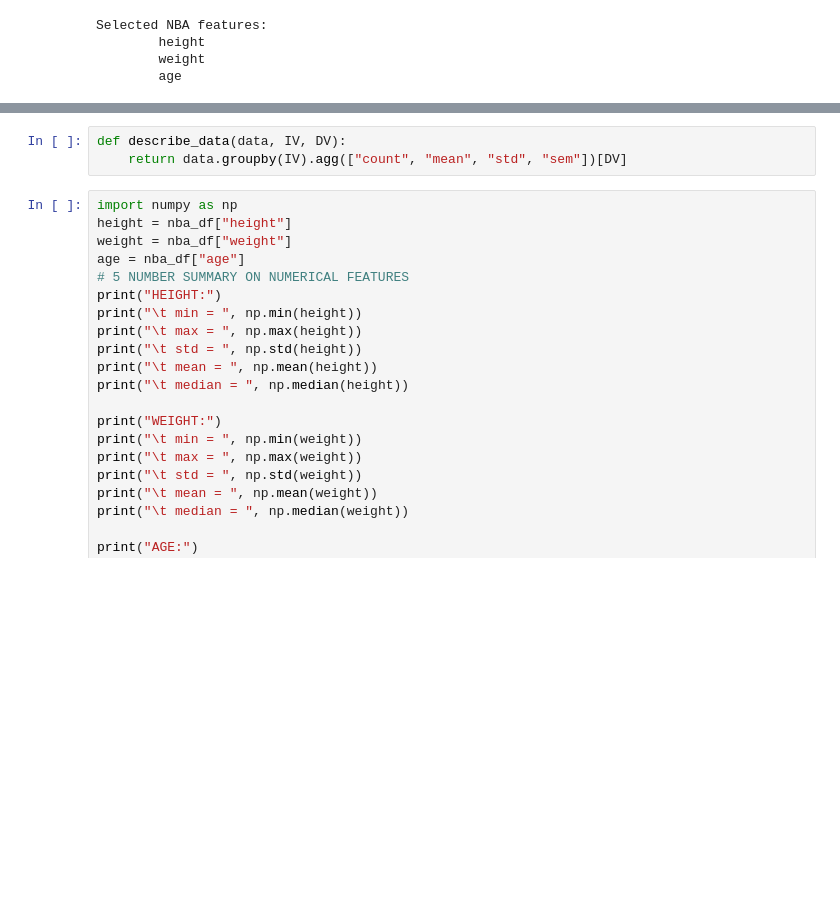
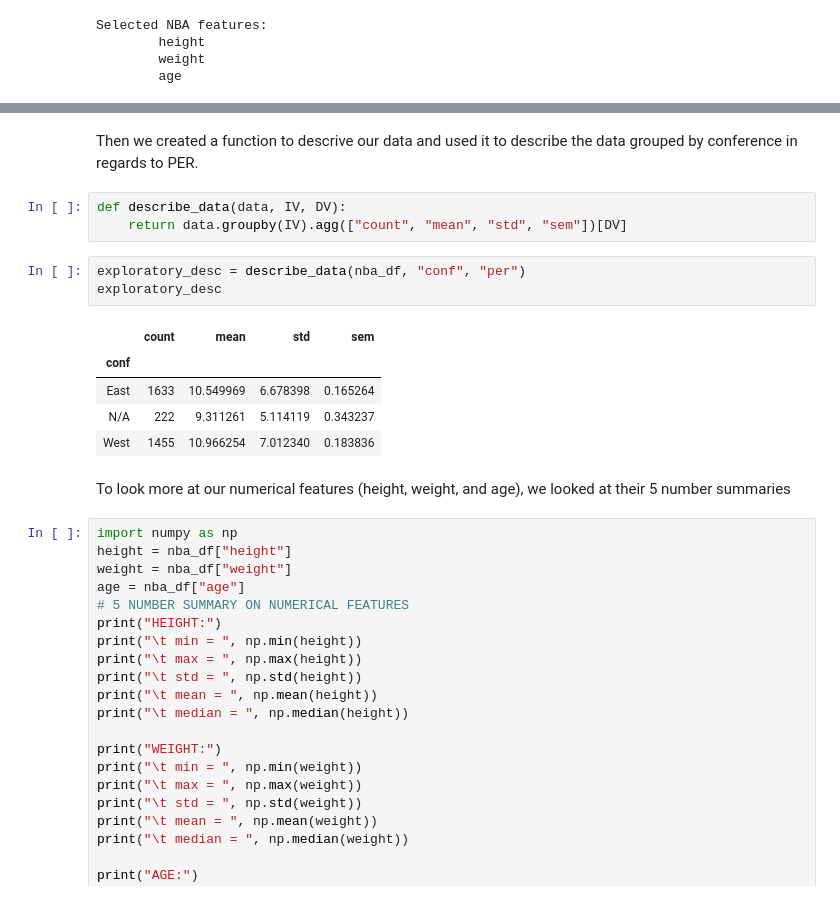
Before and after one commit to nickhil-tekwani/NBA-Data-ML-Model, a Jupyter notebook: DS3000_FP4_Group19.ipynb, the cells around one changed output, grey strips where cells are left out. Saved outputs shown, nothing was run; the diff lists cells and outputs as text; blank space fills up the shorter version.

```diff
--- a/DS3000_FP4_Group19.ipynb
+++ b/DS3000_FP4_Group19.ipynb
@@ -401,8 +396,21 @@ Data columns (total 9 columns):
 dtypes: float64(4), int64(1), object(4)
 memory usage: 232.9+ KB
+# %% [markdown]
+Then we created a function to descrive our data and used it to describe the data grouped by conference in regards to PER.
 # %%
 def describe_data(data, IV, DV):
     return data.groupby(IV).agg(["count", "mean", "std", "sem"])[DV]
+# %%
+exploratory_desc = describe_data(nba_df, "conf", "per")
+exploratory_desc
+# %% [output]
+|  | count | mean | std | sem |
+| conf |  |  |  |  |
+| East | 1633 | 10.549969 | 6.678398 | 0.165264 |
+| N/A | 222 | 9.311261 | 5.114119 | 0.343237 |
+| West | 1455 | 10.966254 | 7.012340 | 0.183836 |
+# %% [markdown]
+To look more at our numerical features (height, weight, and age), we looked at their 5 number summaries
 # %%
 import numpy as np
 height = nba_df["height"]
```
Also changed, not shown: parts of 62 cells of this notebook, 1 other file.
